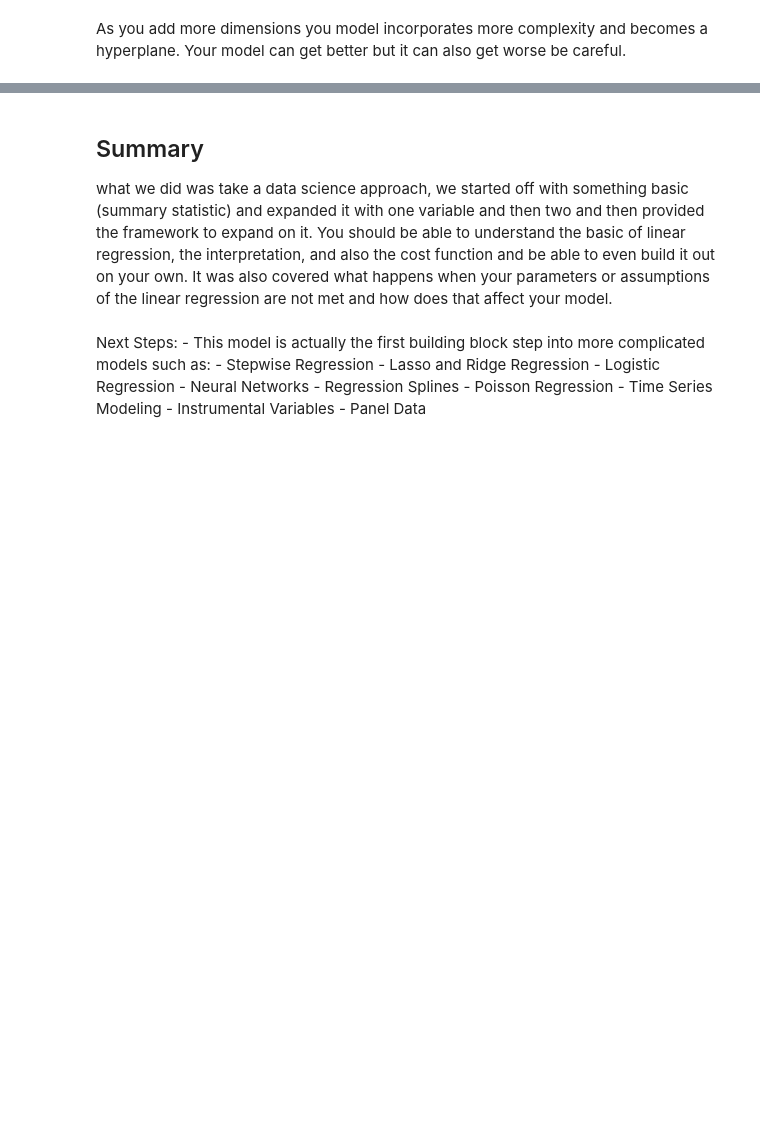
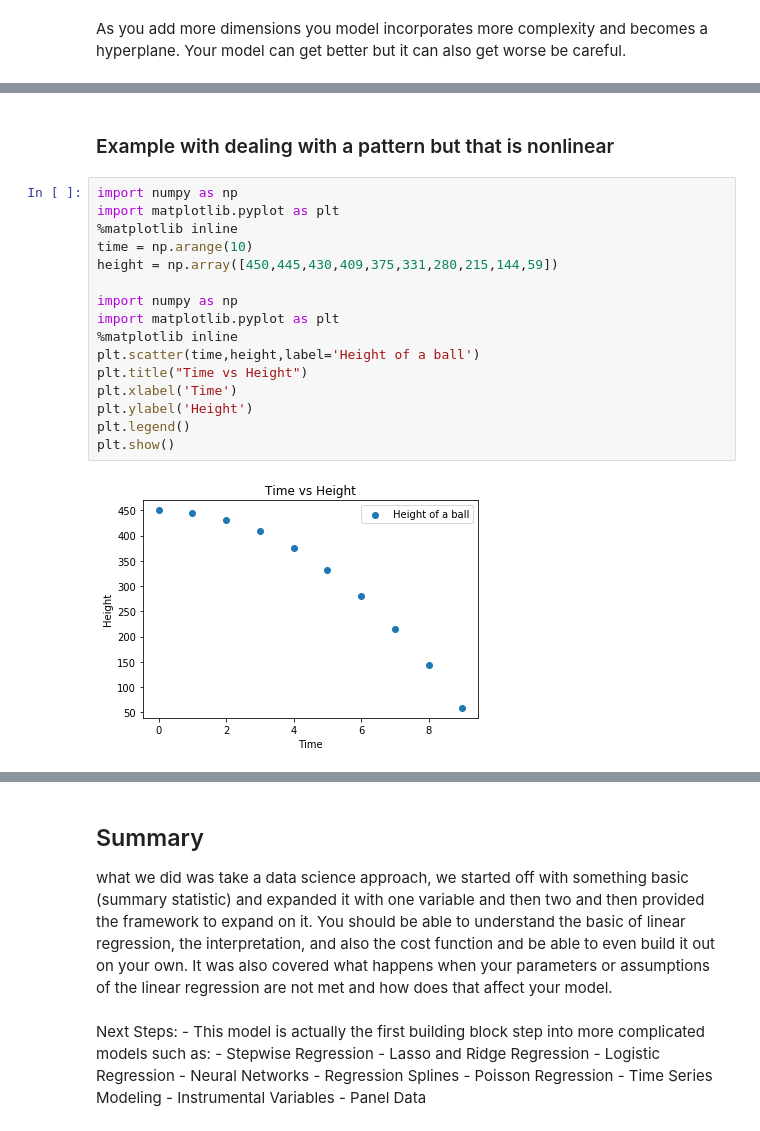
Before and after one commit to DataPoint-Armenia/DPA-Education, a Jupyter notebook: Workshop 5 - Multiple Linear Regression/Amberd Multiple Linear Regression.ipynb, the cells around one changed output, grey strips where cells are left out. Drawn from its saved outputs; the diff is of its cells as text; blank space fills up the shorter version.

```diff
--- a/Workshop 5 - Multiple Linear Regression/Amberd Multiple Linear Regression.ipynb
+++ b/Workshop 5 - Multiple Linear Regression/Amberd Multiple Linear Regression.ipynb
@@ -509,0 +519,20 @@ sns.lmplot(x="x", y="y", data=anscombe.query("dataset == 'II'"),
+# %% [markdown]
+### Example with dealing with a pattern but that is nonlinear
+# %%
+import numpy as np
+import matplotlib.pyplot as plt
+%matplotlib inline
+time = np.arange(10)
+height = np.array([450,445,430,409,375,331,280,215,144,59])
+
+import numpy as np
+import matplotlib.pyplot as plt
+%matplotlib inline
+plt.scatter(time,height,label='Height of a ball')
+plt.title("Time vs Height")
+plt.xlabel('Time')
+plt.ylabel('Height')
+plt.legend()
+plt.show()
+# %% [output]
+[figure, added]
```
Also changed, not shown: parts of 21 cells of this notebook.
